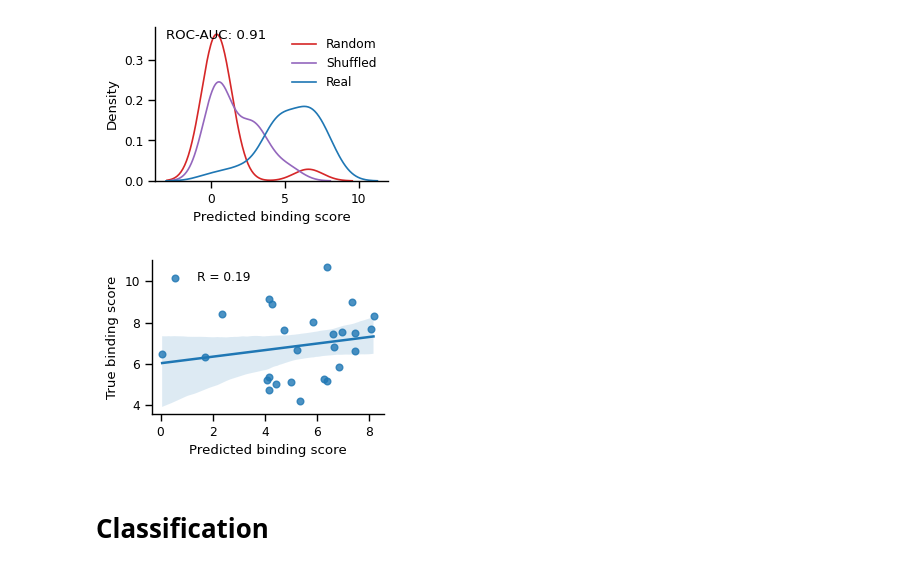
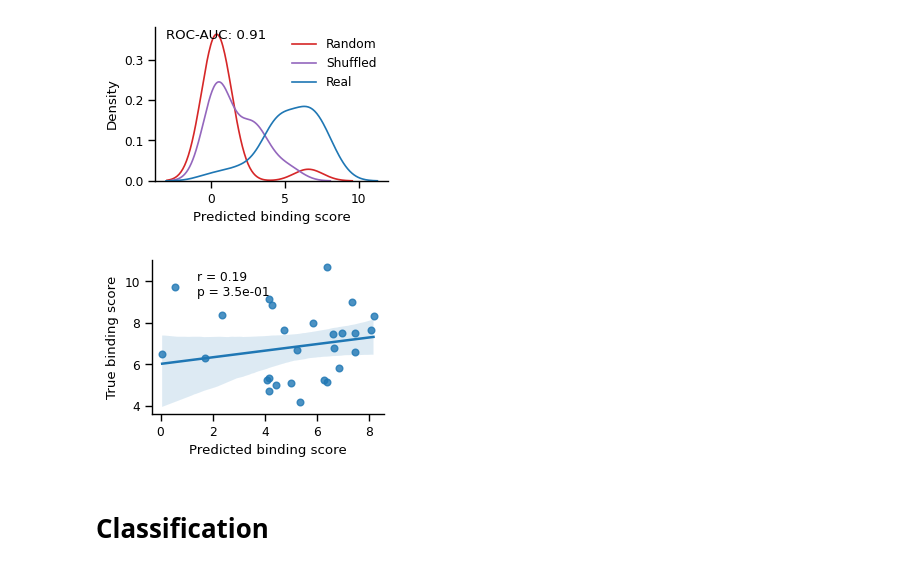
Before and after one commit to ErikHartman/PepBind, a Jupyter notebook: src/binding_score_function/notebooks/pred_equation_v1.ipynb, the cells around one changed output. Saved outputs shown, nothing was run; the diff lists cells and outputs as text; code cells hidden in the pictures.

```diff
--- a/src/binding_score_function/notebooks/pred_equation_v1.ipynb
+++ b/src/binding_score_function/notebooks/pred_equation_v1.ipynb
@@ -87,8 +90,8 @@ plt.savefig("./plots/regression_symbolic_equation_complexity.svg", bbox_inches='
 # %% [output]
 [figure]
 # %%
-test_decoy_predictions = pd.read_csv("/home/er8813ha/immunopeptides/plots_v1/test/decoy_predictions.csv")
-test_real_predictions = pd.read_csv("/home/er8813ha/immunopeptides/plots_v1/test/test_predictions.csv")
+test_decoy_predictions = pd.read_csv("../../../plots_v1/test/decoy_predictions.csv")
+test_real_predictions = pd.read_csv("../../../plots_v1/test/test_predictions.csv")
 test_real_predictions["data_type"] = "real"
 test_decoy_predictions["y_pred"] = test_decoy_predictions["prediction"]
 test_predictions = pd.concat([test_real_predictions, test_decoy_predictions], ignore_index=True)
@@ -112,16 +116,17 @@ plt.savefig("./plots/test_set_prediction_distribution.svg", bbox_inches='tight',
 [figure]
 # %%
 plt.figure(figsize=(3,2))
-pearson = pearsonr(test_real_predictions["y_true"], test_real_predictions["y_pred"])
+r = pearsonr(test_real_predictions["y_true"], test_real_predictions["y_pred"])
 
-sns.regplot(data=test_real_predictions, x="y_pred", y="y_true", label=f"R = {pearson.correlation:.2f}")
+sns.regplot(data=test_real_predictions, x="y_pred", y="y_true", label=f'r = {r[0]:.2f}\np = {r[1]:.1e}')
 sns.despine()
 plt.xlabel("Predicted binding score")
 plt.ylabel("True binding score")
 plt.legend(loc='upper left', frameon=False)
-plt.savefig("./plots/test_set_prediction_correlation.svg", bbox_inches='tight', dpi=300)
+test_real_predictions.to_csv("../../../source_data/2e_2.csv")
+#plt.savefig("./plots/test_set_prediction_correlation.svg", bbox_inches='tight', dpi=300)
 # %% [output]
-[figure, old version]
+[figure, new version]
 # %% [markdown]
 # Classification
 # %%
```
Also changed, not shown: parts of 9 cells of this notebook, 19 other files.
